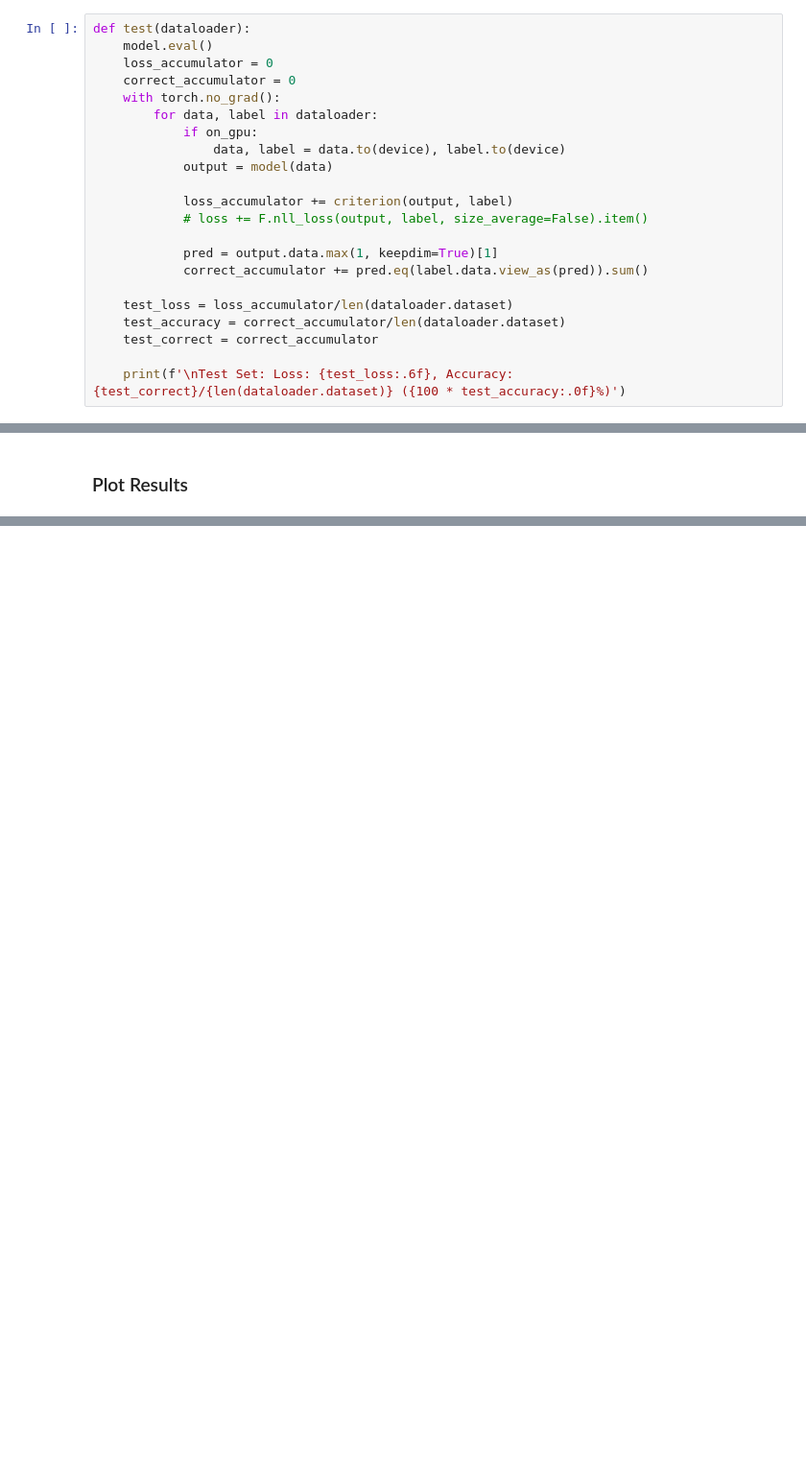
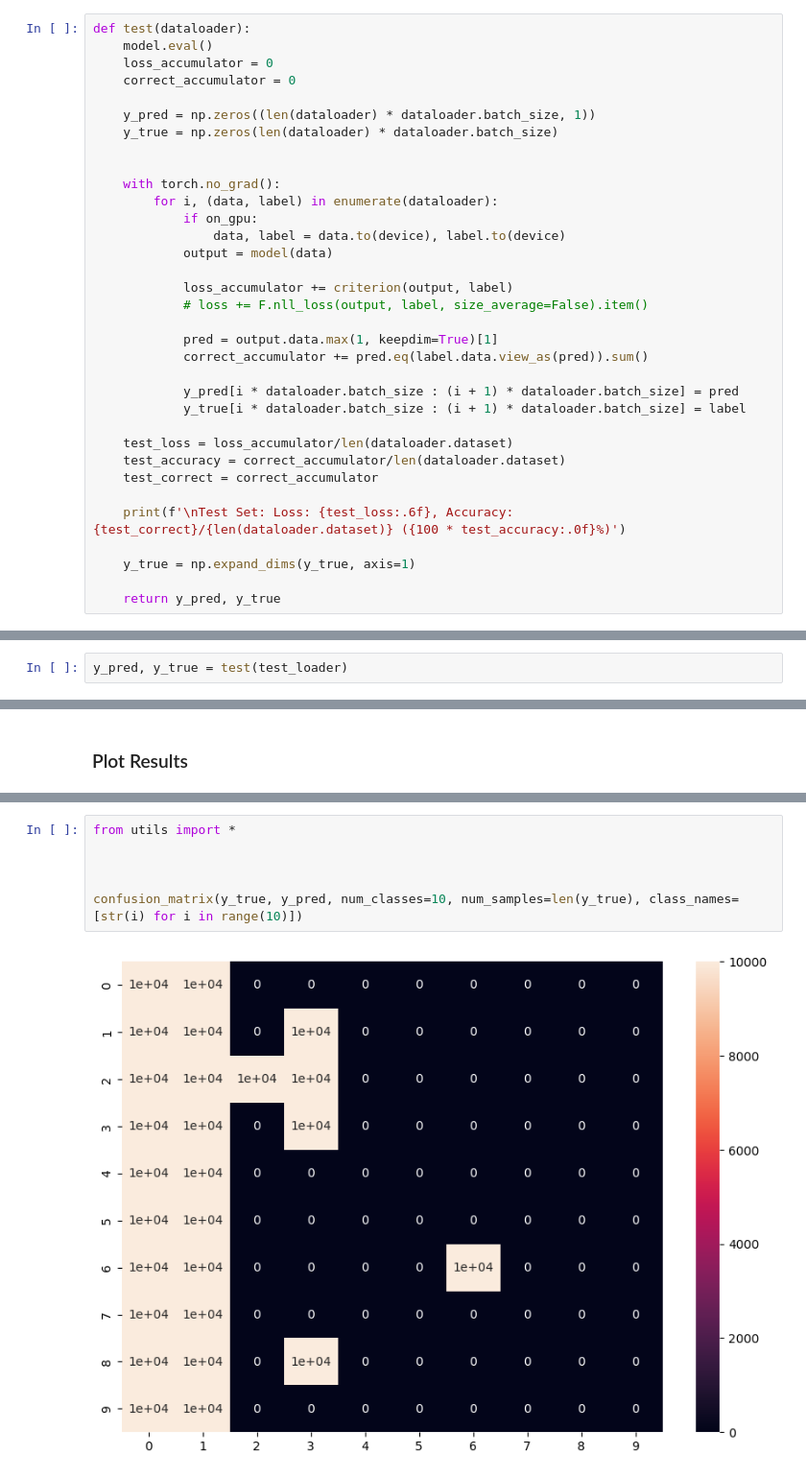
Before and after one commit to ryanchristopher27/CS8770-NeuralNetworks, a Jupyter notebook: mnist_cnn_model.ipynb, the cells around one changed output, grey strips where cells are left out. Shown: that part at 96% size. Cells and saved outputs as stored; diff of their text form; blank space fills up the shorter version.

Commit message:
working confusion matrix

```diff
--- a/mnist_cnn_model.ipynb
+++ b/mnist_cnn_model.ipynb
@@ -240,8 +235,13 @@ def test(dataloader):
     model.eval()
     loss_accumulator = 0
     correct_accumulator = 0
+
+    y_pred = np.zeros((len(dataloader) * dataloader.batch_size, 1))
+    y_true = np.zeros(len(dataloader) * dataloader.batch_size)
+
+
     with torch.no_grad():
-        for data, label in dataloader:
+        for i, (data, label) in enumerate(dataloader):
             if on_gpu:
                 data, label = data.to(device), label.to(device)
             output = model(data)
@@ -252,11 +252,18 @@ def test(dataloader):
             pred = output.data.max(1, keepdim=True)[1]
             correct_accumulator += pred.eq(label.data.view_as(pred)).sum()
 
+            y_pred[i * dataloader.batch_size : (i + 1) * dataloader.batch_size] = pred
+            y_true[i * dataloader.batch_size : (i + 1) * dataloader.batch_size] = label
+
     test_loss = loss_accumulator/len(dataloader.dataset)
     test_accuracy = correct_accumulator/len(dataloader.dataset)
     test_correct = correct_accumulator
 
     print(f'\nTest Set: Loss: {test_loss:.6f}, Accuracy: {test_correct}/{len(dataloader.dataset)} ({100 * test_accuracy:.0f}%)')
+
+    y_true = np.expand_dims(y_true, axis=1)
+
+    return y_pred, y_true
 # %% [markdown]
 ### Train Model
 # %%
@@ -331,0 +282,2 @@ Test Set: Loss: 0.000471, Accuracy: 9927/10000 (99%)
+# %%
+y_pred, y_true = test(test_loader)
@@ -372,0 +327,8 @@ for i in range(6):
+# %%
+from utils import *
+
+
+
+confusion_matrix(y_true, y_pred, num_classes=10, num_samples=len(y_true), class_names=[str(i) for i in range(10)])
+# %% [output]
+[figure, added]
```
Also changed, not shown: parts of 13 cells of this notebook, 1 other file.
